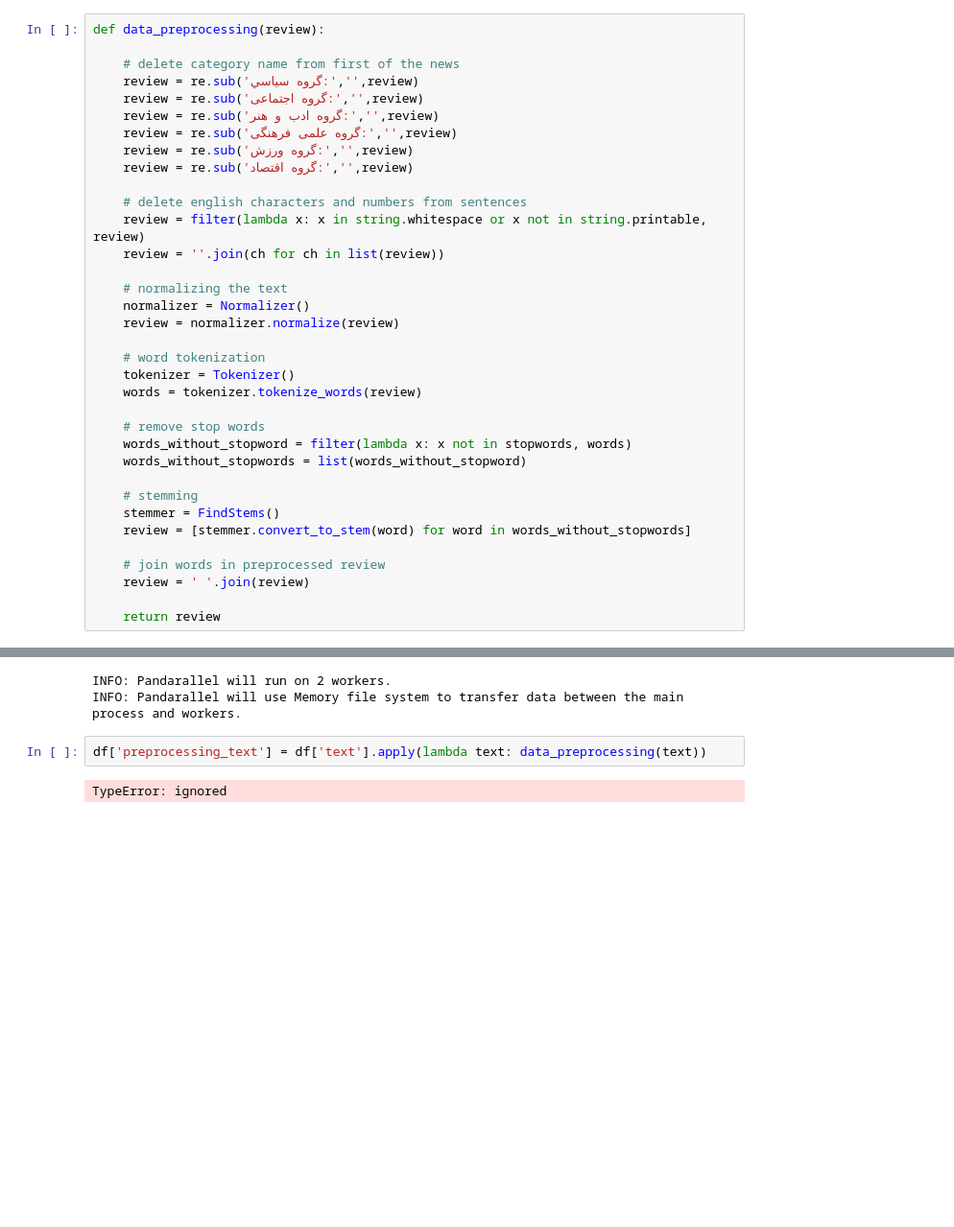
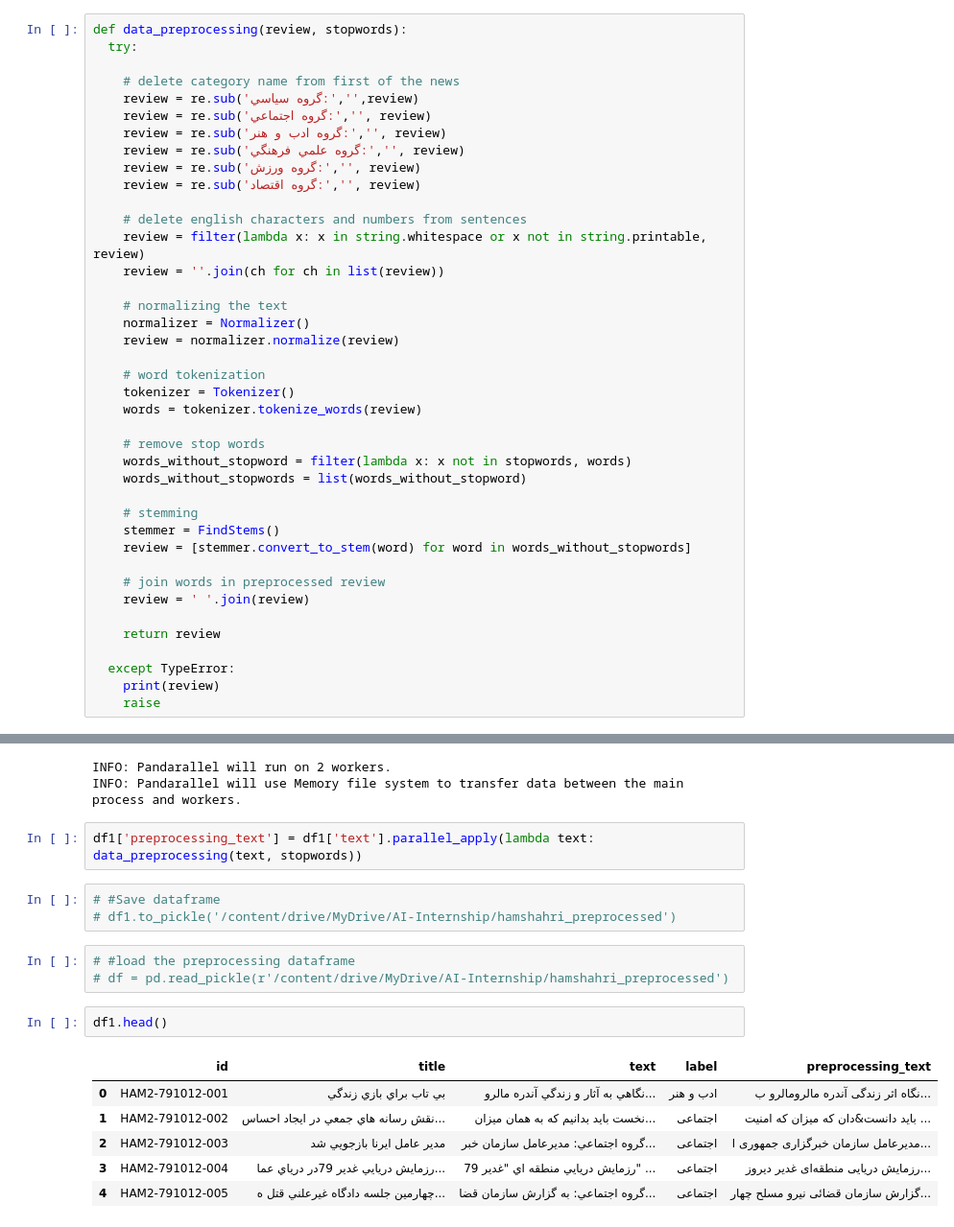
Before and after one commit to ZahraDehghani99/AI-Internship, a Jupyter notebook: Phase05_NLP_With_Neural_Networks/Phase05_NLP_With_Neural_Networks.ipynb, the cells around one changed output, grey strips where cells are left out. Shown at 96% size. Drawn from its saved outputs; the diff is of its cells as text; blank space fills up the shorter version.

```diff
--- a/Phase05_NLP_With_Neural_Networks/Phase05_NLP_With_Neural_Networks.ipynb
+++ b/Phase05_NLP_With_Neural_Networks/Phase05_NLP_With_Neural_Networks.ipynb
@@ -666,15 +699,16 @@ some of stop words : ['\ufeffـ', '-', '!', '"', '#', '(', ')', '*', '.', '...',
 # %% [markdown]
 Let's define a function for preprocessing text.
 # %%
-def data_preprocessing(review):
+def data_preprocessing(review, stopwords):
+  try:
 
     # delete category name from first of the news
     review = re.sub('گروه سياسي:','',review)
-    review = re.sub('گروه اجتماعی:','',review)
-    review = re.sub('گروه ادب و هنر:','',review)
-    review = re.sub('گروه علمی فرهنگی:','',review)
-    review = re.sub('گروه ورزش:','',review)
-    review = re.sub('گروه اقتصاد:','',review)
+    review = re.sub('گروه اجتماعي:','', review)
+    review = re.sub('گروه ادب و هنر:','', review)
+    review = re.sub('گروه علمي فرهنگي:','', review)
+    review = re.sub('گروه ورزش:','', review)
+    review = re.sub('گروه اقتصاد:','', review)
 
     # delete english characters and numbers from sentences
     review = filter(lambda x: x in string.whitespace or x not in string.printable, review)
@@ -700,6 +734,10 @@ def data_preprocessing(review):
     review = ' '.join(review)
 
     return review
+
+  except TypeError:
+    print(review)
+    raise
 # %% [markdown]
 Because we have many rows, for speeding up this function, we should use pandarallel.
 # %%
@@ -725,6 +763,19 @@ pandarallel.initialize()
 INFO: Pandarallel will run on 2 workers.
 INFO: Pandarallel will use Memory file system to transfer data between the main process and workers.
 # %%
-df['preprocessing_text'] = df['text'].apply(lambda text: data_preprocessing(text))
+df1['preprocessing_text'] = df1['text'].parallel_apply(lambda text: data_preprocessing(text, stopwords))
-# %% [output]
-TypeError: ignored
+# %%
+# #Save dataframe
+# df1.to_pickle('/content/drive/MyDrive/AI-Internship/hamshahri_preprocessed')
+# %%
+# #load the preprocessing dataframe
+# df = pd.read_pickle(r'/content/drive/MyDrive/AI-Internship/hamshahri_preprocessed')
+# %%
+df1.head()
+# %% [output]
+|  | id | title | text | label | preprocessing_text |
+| 0 | HAM2-791012-001 | بي تاب براي بازي زندگي | نگاهي به آثار و زندگي آندره مالرو... | ادب و هنر | نگاه اثر زندگی آندره مالرومالرو ب... |
+| 1 | HAM2-791012-002 | نقش رسانه هاي جمعي در ايجاد احساس... | نخست بايد بدانيم كه به همان ميزان... | اجتماعی | باید دانست&دان که میزان که امنیت ... |
+| 2 | HAM2-791012-003 | مدير عامل ايرنا بازجويي شد | گروه اجتماعي: مديرعامل سازمان خبر... | اجتماعی | مدیرعامل سازمان خبرگزاری جمهوری ا... |
+| 3 | HAM2-791012-004 | رزمايش دريايي غدير 79در درياي عما... | رزمايش دريايي منطقه اي "غدير 79" ... | اجتماعی | رزمایش دریایی منطقه‌ای غدیر دیروز... |
+| 4 | HAM2-791012-005 | چهارمين جلسه دادگاه غيرعلني قتل ه... | گروه اجتماعي: به گزارش سازمان قضا... | اجتماعی | گزارش سازمان قضائی نیرو مسلح چهار... |
```
Also changed, not shown: parts of 16 cells of this notebook.
